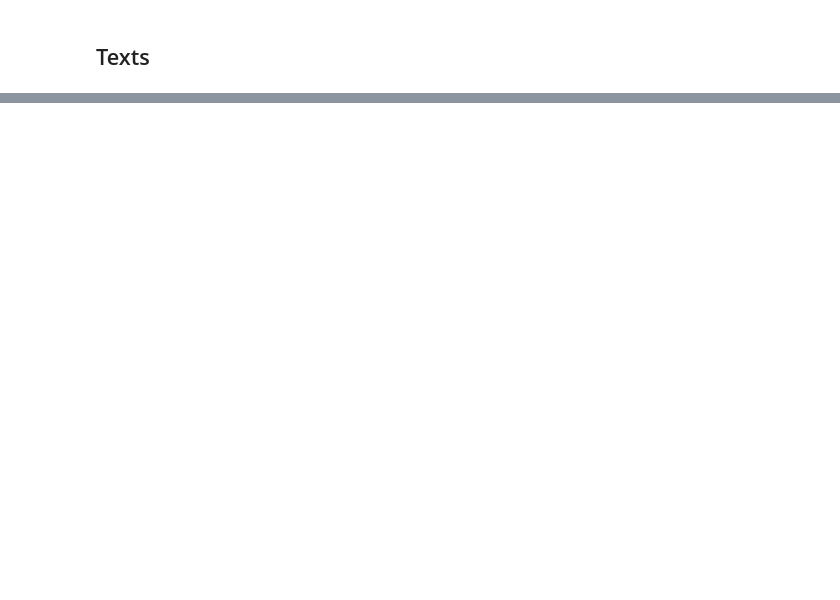
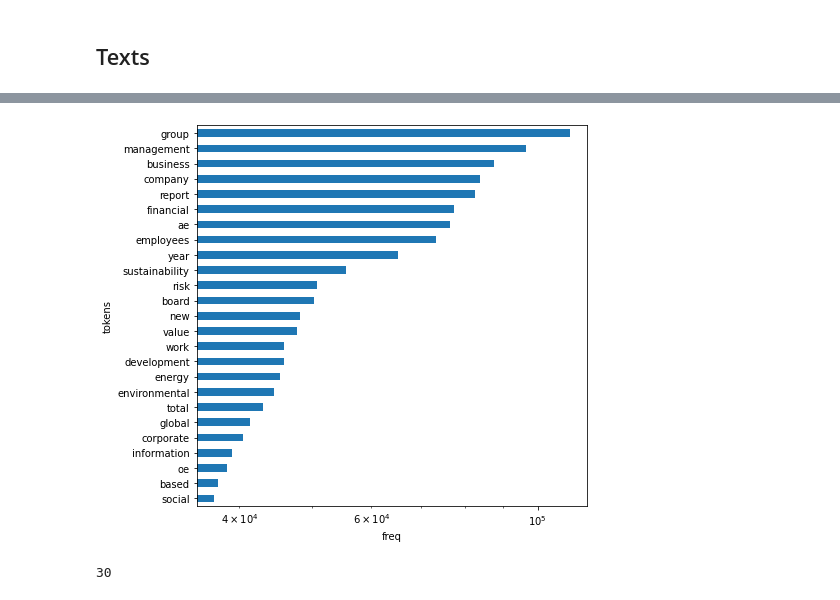
Before and after one commit to fridrichmrtn/sustainability-reports-development-analysis, a Jupyter notebook: doc/preliminary-analysis/preliminary-data-analysis.ipynb, the cells around one changed output, grey strips where cells are left out. Saved outputs shown, nothing was run; the diff lists cells and outputs as text; code cells hidden in the pictures; blank space fills up the shorter version.

```diff
--- a/doc/preliminary-analysis/preliminary-data-analysis.ipynb
+++ b/doc/preliminary-analysis/preliminary-data-analysis.ipynb
@@ -130,0 +127,21 @@ bow = " ".join(docs_augmented.OutputChars)
+# %%
+docs_augmented = docs_augmented[(docs_augmented.lang_est=="en") & (docs_augmented.n_chars>=1000)]
+# %%
+#  the most frequent tokens
+from sklearn.feature_extraction.text import CountVectorizer
+tokvec = CountVectorizer(max_features=25, stop_words="english",
+    min_df=5)
+token_counts = tokvec.fit_transform(docs_augmented.OutputChars)
+f, ax = plt.subplots(1,1,figsize=(7,7))
+pd.DataFrame(token_counts.toarray(), columns=tokvec.get_feature_names()).\
+    sum().sort_values().plot(kind="barh", ax=ax, logx=True);
+ax.set_ylabel("tokens");
+ax.set_xlabel("freq");
+# %% [output]
+[figure, added]
+# %%
+import gc
+del tokvec, token_counts
+gc.collect()
+# %% [output]
+30
```
Also changed, not shown: parts of 27 cells of this notebook, 2 other files.
